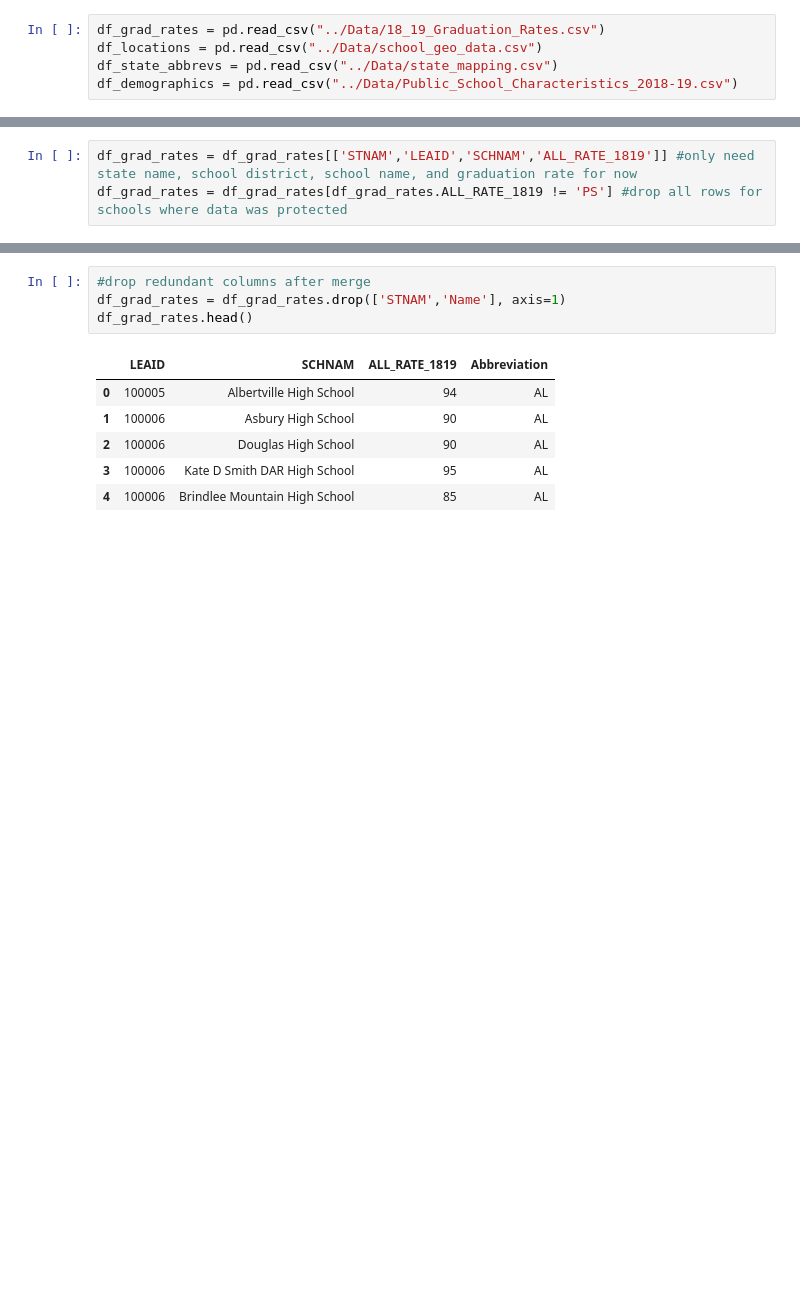
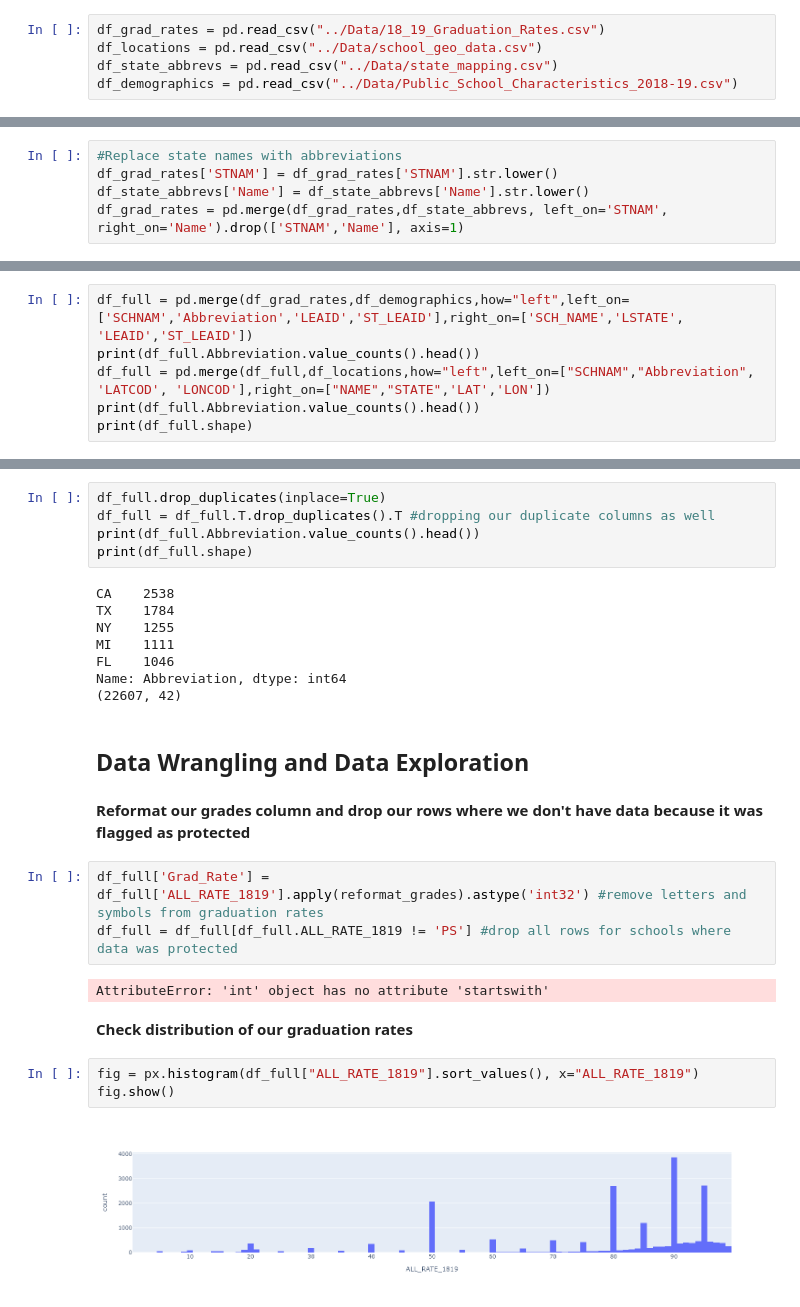
Before and after one commit to levinnat/education-data-exploration, a Jupyter notebook: Scripts/GraduationRateMap.ipynb, the cells around one changed output, grey strips where cells are left out. Saved outputs shown, nothing was run; the diff lists cells and outputs as text; blank space fills up the shorter version.

Commit message:
including new data set

```diff
--- a/Scripts/GraduationRateMap.ipynb
+++ b/Scripts/GraduationRateMap.ipynb
@@ -63,0 +124,5 @@ df_demographics = pd.read_csv("../Data/Public_School_Characteristics_2018-19.csv
+# %%
+#Replace state names with abbreviations
+df_grad_rates['STNAM'] = df_grad_rates['STNAM'].str.lower()
+df_state_abbrevs['Name'] = df_state_abbrevs['Name'].str.lower()
+df_grad_rates = pd.merge(df_grad_rates,df_state_abbrevs, left_on='STNAM', right_on='Name').drop(['STNAM','Name'], axis=1)
@@ -64,3 +131,6 @@ df_demographics = pd.read_csv("../Data/Public_School_Characteristics_2018-19.csv
 # %%
-df_grad_rates = df_grad_rates[['STNAM','LEAID','SCHNAM','ALL_RATE_1819']] #only need state name, school district, school name, and graduation rate for now
-df_grad_rates = df_grad_rates[df_grad_rates.ALL_RATE_1819 != 'PS'] #drop all rows for schools where data was protected
+df_full = pd.merge(df_grad_rates,df_demographics,how="left",left_on=['SCHNAM','Abbreviation','LEAID','ST_LEAID'],right_on=['SCH_NAME','LSTATE', 'LEAID','ST_LEAID'])
+print(df_full.Abbreviation.value_counts().head())
+df_full = pd.merge(df_full,df_locations,how="left",left_on=["SCHNAM","Abbreviation", 'LATCOD', 'LONCOD'],right_on=["NAME","STATE",'LAT','LON'])
+print(df_full.Abbreviation.value_counts().head())
+print(df_full.shape)
@@ -74,11 +153,29 @@ df_grad_rates = pd.merge(df_grad_rates,df_state_abbrevs, left_on='STNAM', right_
+# %%
+df_full.drop_duplicates(inplace=True)
+df_full = df_full.T.drop_duplicates().T #dropping our duplicate columns as well
+print(df_full.Abbreviation.value_counts().head())
+print(df_full.shape)
+# %% [output]
+CA    2538
+TX    1784
+NY    1255
+MI    1111
+FL    1046
+Name: Abbreviation, dtype: int64
+(22607, 42)
+# %% [markdown]
+## Data Wrangling and Data Exploration
+# %% [markdown]
+**Reformat our grades column and drop our rows where we don't have data because it was flagged as protected**
+# %%
+df_full['Grad_Rate'] = df_full['ALL_RATE_1819'].apply(reformat_grades).astype('int32') #remove letters and symbols from graduation rates
+df_full = df_full[df_full.ALL_RATE_1819 != 'PS'] #drop all rows for schools where data was protected
+# %% [output]
+AttributeError: 'int' object has no attribute 'startswith'
+# %% [markdown]
+**Check distribution of our graduation rates**
 # %%
-#drop redundant columns after merge
-df_grad_rates = df_grad_rates.drop(['STNAM','Name'], axis=1)
-df_grad_rates.head()
+fig = px.histogram(df_full["ALL_RATE_1819"].sort_values(), x="ALL_RATE_1819")
+fig.show()
 # %% [output]
-|  | LEAID | SCHNAM | ALL_RATE_1819 | Abbreviation |
-| 0 | 100005 | Albertville High School | 94 | AL |
-| 1 | 100006 | Asbury High School | 90 | AL |
-| 2 | 100006 | Douglas High School | 90 | AL |
-| 3 | 100006 | Kate D Smith DAR High School | 95 | AL |
-| 4 | 100006 | Brindlee Mountain High School | 85 | AL |
+[figure, added]
```
Also changed, not shown: parts of 17 cells of this notebook.
